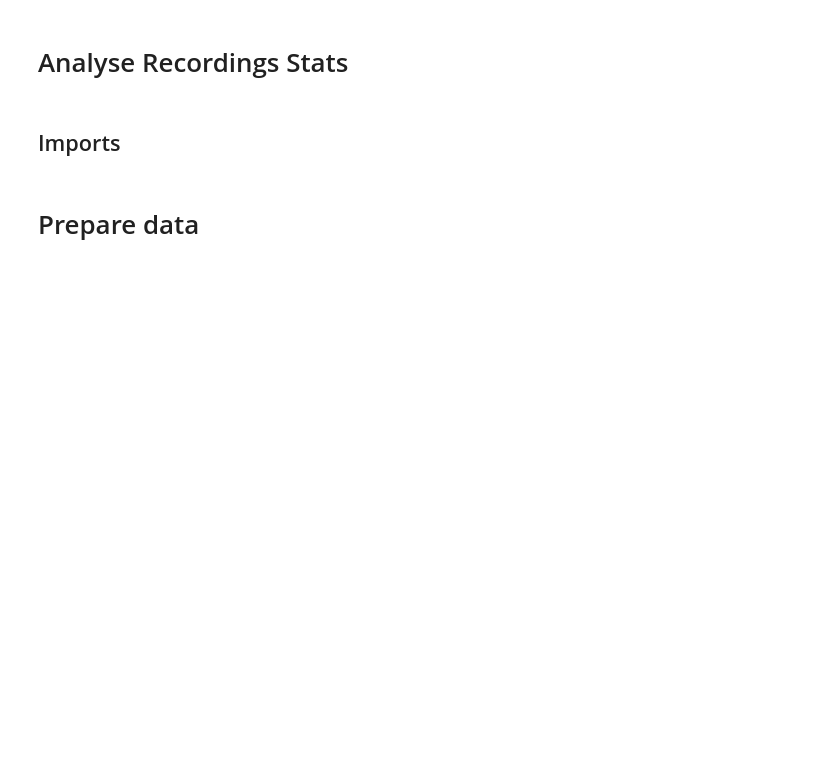
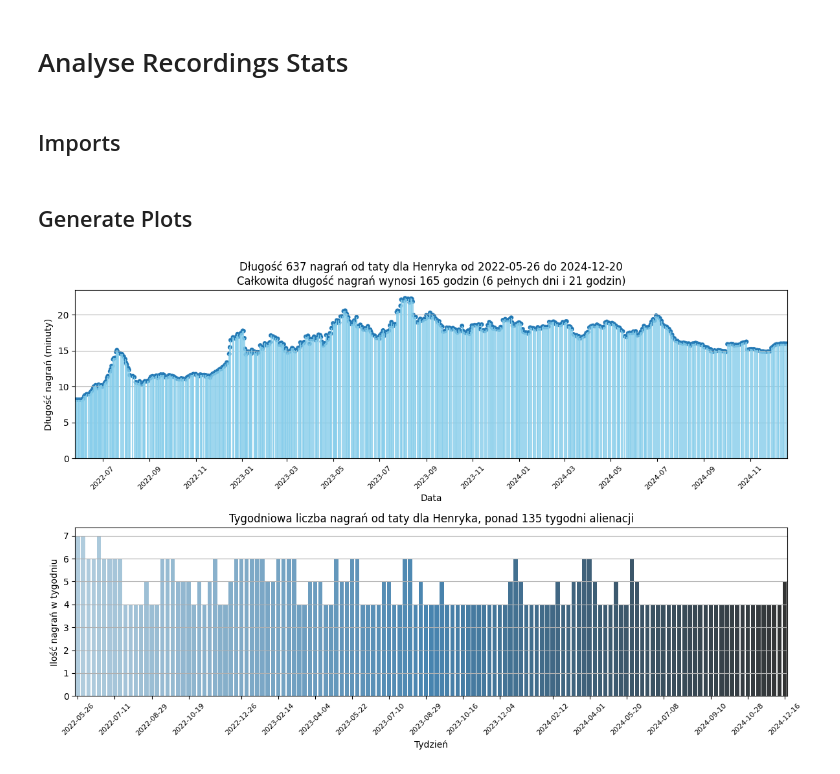
Before and after one commit to stellarshenson/henryk-analysis, a Jupyter notebook: notebooks/recordings/2 - Analyse recodings stats.ipynb, the cells around one changed output. Cells and saved outputs as stored; diff of their text form; code cells hidden in the pictures; blank space fills up the shorter version.

Commit message:
updated by moving calculations to library, developed gaps calculator

```diff
--- a/notebooks/recordings/2 - Analyse recodings stats.ipynb
+++ b/notebooks/recordings/2 - Analyse recodings stats.ipynb
@@ -29,48 +24,8 @@ df = pd.read_parquet(FILE_RECORDINGS_STATS_PARQUET)
 # convert date
 df['date'] = pd.to_datetime(df['date'], format='%Y-%m-%d')
 # %% [markdown]
-# Prepare data
+## Generate Plots
 # %%
-# selector
-df_from_me = df[ df['kind'] == 'Henryk' ]
-
-"""
-calculate scalar values
-- total duration
-- total count
-"""
-total_duration_s = df['duration'].sum()
-total_duration_h = total_duration_s / 3600
-total_duration_d = np.floor(total_duration_h / 24)
-total_duration_d_h = total_duration_h - total_duration_d * 24
-date_min = df['date'].min()
-date_max = df['date'].max()
-
-"""
-duration of the recordings, group them by day
-and perform moving average on them
-"""
-df_duration_by_date = df.groupby('date')['duration'].sum() / 60
-df_duration_by_date =  df_duration_by_date.to_frame()['duration'].to_frame() \
-    .rolling(14, closed='both', center=True).mean()
-df_duration_by_date = df_duration_by_date.bfill().ffill() # fill nulls after rolling average
-
-# display(df_duration_by_date)
-
-"""
-count of the recordings (per week)
-and index them by the 'week of' date column
-and next average them by month (4 weeks)
-"""
-
-df_count_by_week = df.copy()
-df_count_by_week['week'] = df['date'].dt.strftime('%Y') + '-' + df['date'].dt.strftime('%W')
-df_count_by_week = df_count_by_week.groupby('week').agg({'date':['min'], 'name' : ['count']})
-df_count_by_week = df_count_by_week.droplevel(axis=1, level=1).rename(columns={'name':'count'}) \
-    .reset_index().set_index('date').drop('week', axis=1)
-df_count_by_week.iloc[[0,-1],[0]] = None # remove count value from first and last row, because weeks are incomplete
-df_count_by_week = df_count_by_week['count'].to_frame().rolling(1, closed='both', center=True).mean()
-df_count_by_week = df_count_by_week.bfill().ffill() # fill nulls after rolling average
-df_count_by_week['count'] = df_count_by_week['count'].round()
-
-# display(df_count_by_week)
+recordings.plot_recordings_stats(df)
+# %% [output]
+[figure, added]
```
Also changed, not shown: parts of 6 cells of this notebook, 6 other files.
